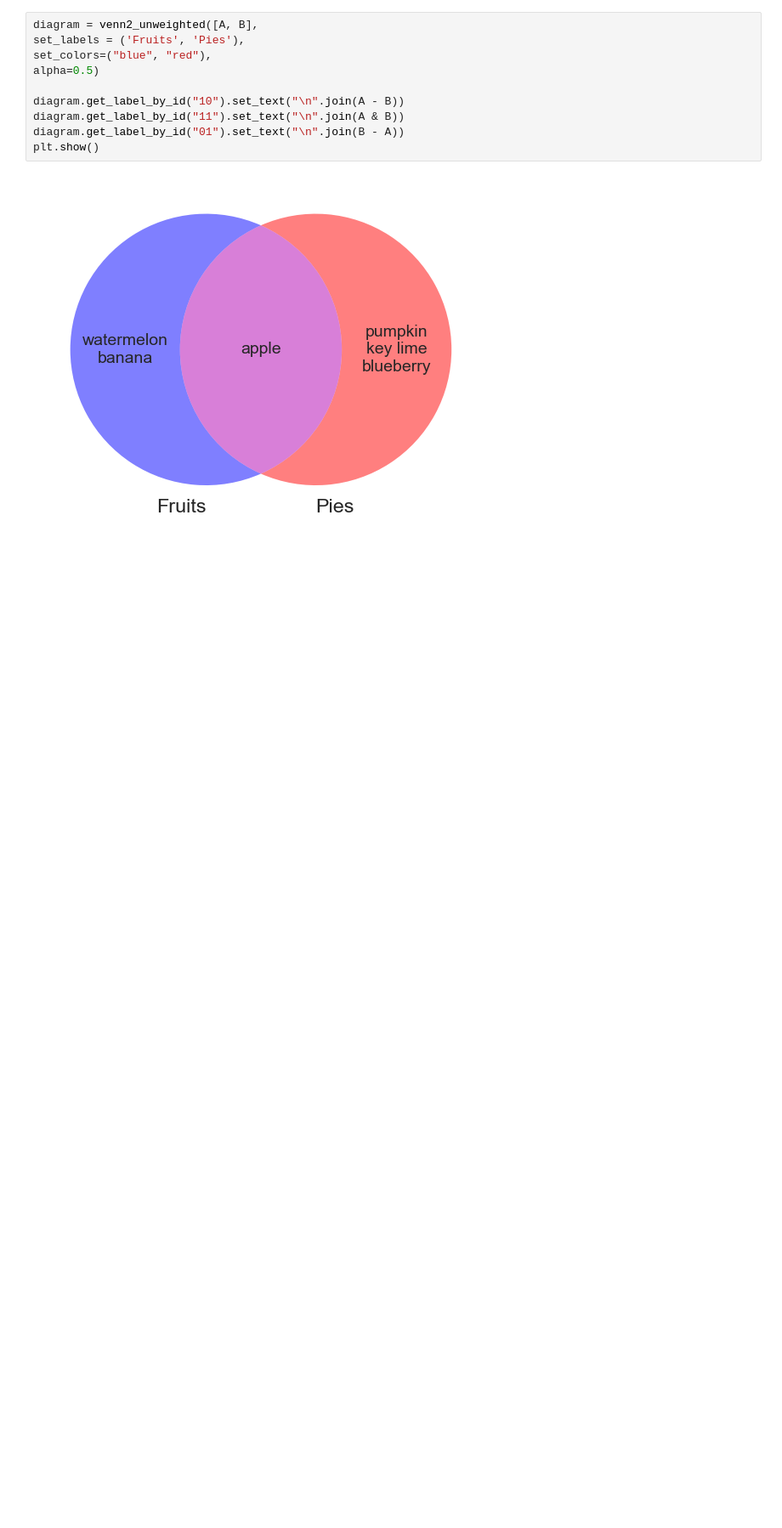
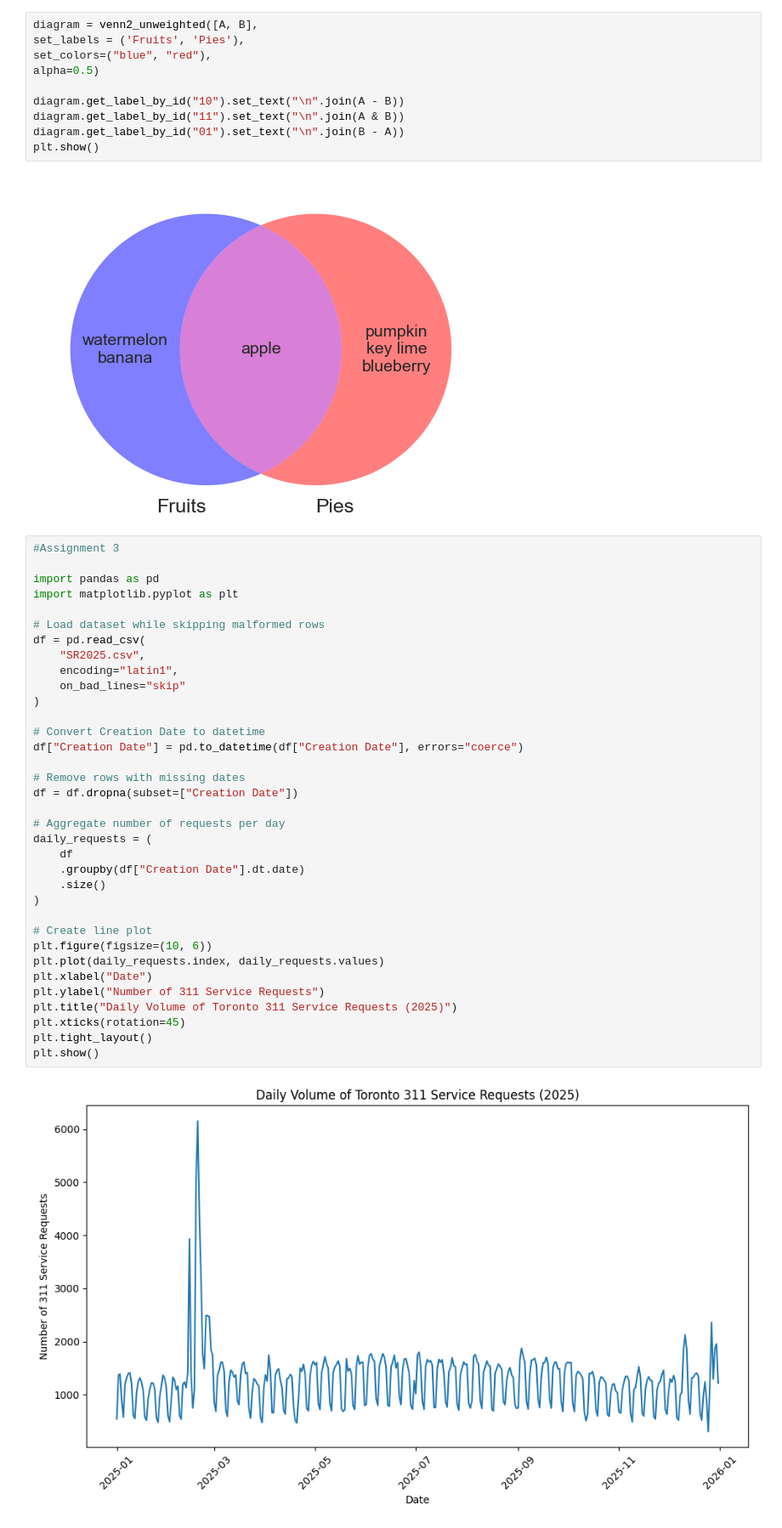
Before and after one commit to arunanselvarajah/visualization, a Jupyter notebook: 02_activities/assignments/participation/notes.ipynb, the cells around one changed output. Shown at 85% size. Cells and saved outputs as stored; diff of their text form; blank space fills up the shorter version.

Commit message:
Add files via upload
includes code for assignment 3

```diff
--- a/02_activities/assignments/participation/notes.ipynb
+++ b/02_activities/assignments/participation/notes.ipynb
@@ -623,3 +623,40 @@ diagram.get_label_by_id("01").set_text("\n".join(B - A))
 plt.show()
 # %% [output]
 [figure]
+# %%
+#Assignment 3
+
+import pandas as pd
+import matplotlib.pyplot as plt
+
+# Load dataset while skipping malformed rows
+df = pd.read_csv(
+    "SR2025.csv",
+    encoding="latin1",
+    on_bad_lines="skip"
+)
+
+# Convert Creation Date to datetime
+df["Creation Date"] = pd.to_datetime(df["Creation Date"], errors="coerce")
+
+# Remove rows with missing dates
+df = df.dropna(subset=["Creation Date"])
+
+# Aggregate number of requests per day
+daily_requests = (
+    df
+    .groupby(df["Creation Date"].dt.date)
+    .size()
+)
+
+# Create line plot
+plt.figure(figsize=(10, 6))
+plt.plot(daily_requests.index, daily_requests.values)
+plt.xlabel("Date")
+plt.ylabel("Number of 311 Service Requests")
+plt.title("Daily Volume of Toronto 311 Service Requests (2025)")
+plt.xticks(rotation=45)
+plt.tight_layout()
+plt.show()
+# %% [output]
+[figure, added]
```
